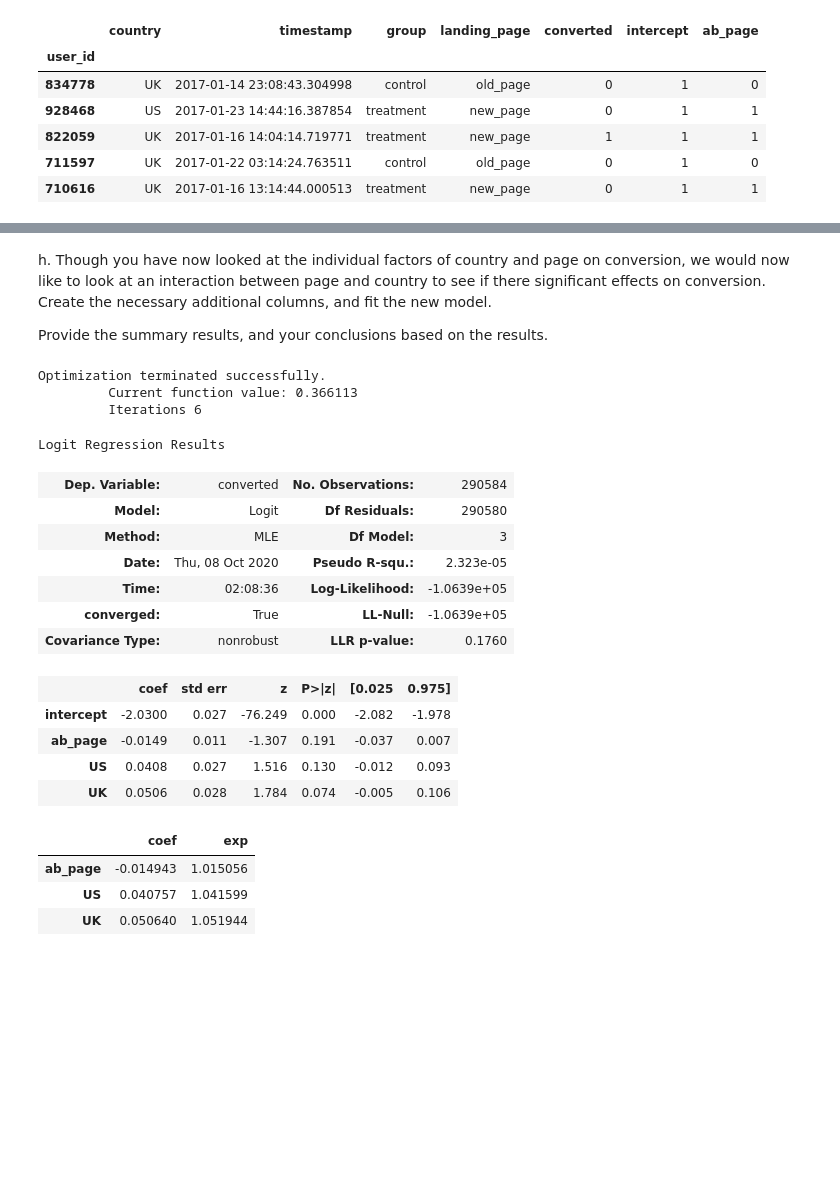
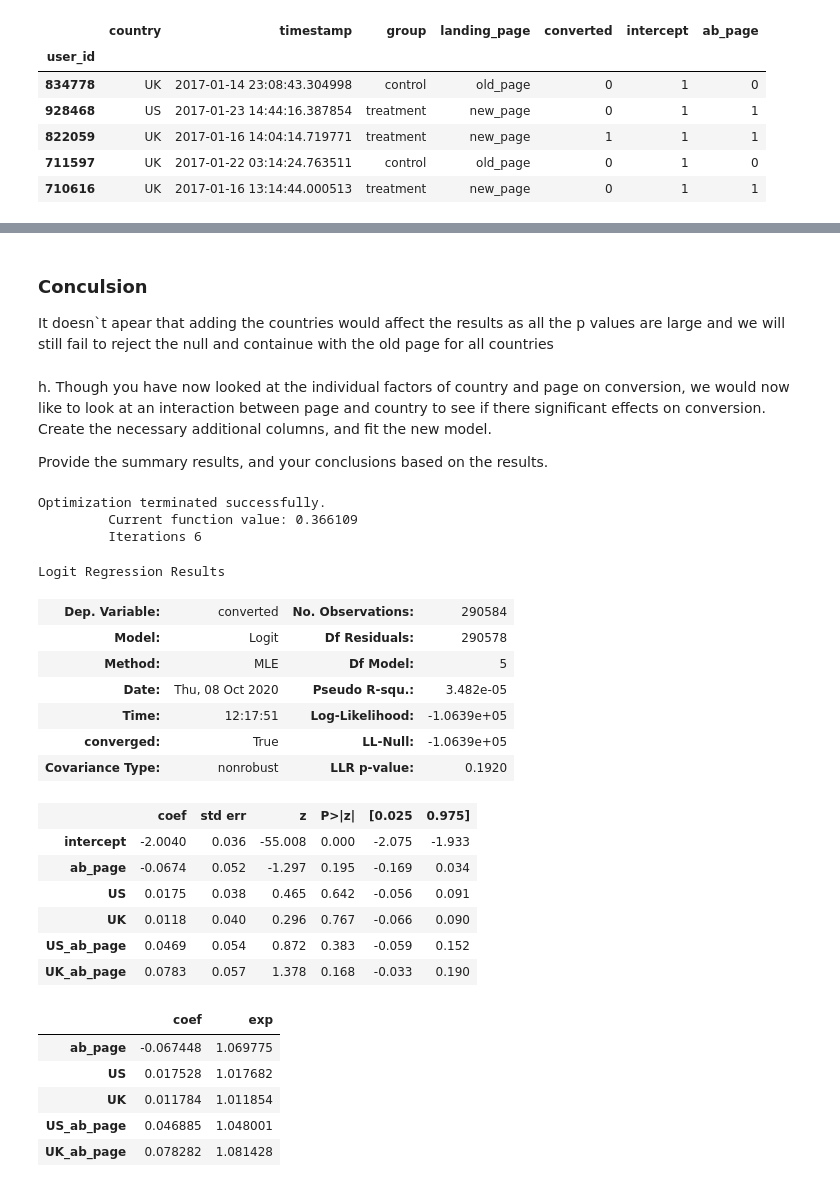
Before and after one commit to ahmed-gharib89/Analyze_ab_test_results, a Jupyter notebook: Analyze_ab_test_results_notebook.ipynb, the cells around one changed output, grey strips where cells are left out. Saved outputs shown, nothing was run; the diff lists cells and outputs as text; code cells hidden in the pictures; blank space fills up the shorter version.

```diff
--- a/Analyze_ab_test_results_notebook.ipynb
+++ b/Analyze_ab_test_results_notebook.ipynb
@@ -393,38 +474,59 @@ df_new.head()
+# %% [markdown]
+### Conculsion
+It doesn`t apear that adding the countries would affect the results as all the p values are large and we will still fail to reject the null and containue with the old page for all countries
 # %% [markdown]
 h. Though you have now looked at the individual factors of country and page on conversion, we would now like to look at an interaction between page and country to see if there significant effects on conversion.  Create the necessary additional columns, and fit the new model.
 
 Provide the summary results, and your conclusions based on the results.
 # %%
 ### Fit Your Linear Model And Obtain the Results
+
+# Add new columns US_ab_page and UK_ab_page by multiplying the country colum with the ab_page
+df_new['US_ab_page'] = df_new['US'] * df_new['ab_page']
+df_new['UK_ab_page'] = df_new['UK'] * df_new['ab_page']
+
+# The response variable y
 y = df_new.converted
-X = df_new[['intercept','ab_page', 'US', 'UK']]
+
+# The explanatory variables X
+X = df_new[['intercept','ab_page', 'US', 'UK', 'US_ab_page', 'UK_ab_page']]
+
+# Create the model
 model = sm.Logit(y, X)
+
+# Fir the model
 results = model.fit()
+
+# Display the summary statistics
 results.summary()
 # %% [output]
 Optimization terminated successfully.
-         Current function value: 0.366113
+         Current function value: 0.366109
          Iterations 6
 Logit Regression Results
 | Dep. Variable: | converted | No. Observations: | 290584 |
-| Model: | Logit | Df Residuals: | 290580 |
-| Method: | MLE | Df Model: | 3 |
-| Date: | Thu, 08 Oct 2020 | Pseudo R-squ.: | 2.323e-05 |
-| Time: | 02:08:36 | Log-Likelihood: | -1.0639e+05 |
+| Model: | Logit | Df Residuals: | 290578 |
+| Method: | MLE | Df Model: | 5 |
+| Date: | Thu, 08 Oct 2020 | Pseudo R-squ.: | 3.482e-05 |
+| Time: | 12:17:51 | Log-Likelihood: | -1.0639e+05 |
 | converged: | True | LL-Null: | -1.0639e+05 |
-| Covariance Type: | nonrobust | LLR p-value: | 0.1760 |
+| Covariance Type: | nonrobust | LLR p-value: | 0.1920 |
 |  | coef | std err | z | P>|z| | [0.025 | 0.975] |
-| intercept | -2.0300 | 0.027 | -76.249 | 0.000 | -2.082 | -1.978 |
-| ab_page | -0.0149 | 0.011 | -1.307 | 0.191 | -0.037 | 0.007 |
-| US | 0.0408 | 0.027 | 1.516 | 0.130 | -0.012 | 0.093 |
-| UK | 0.0506 | 0.028 | 1.784 | 0.074 | -0.005 | 0.106 |
+| intercept | -2.0040 | 0.036 | -55.008 | 0.000 | -2.075 | -1.933 |
+| ab_page | -0.0674 | 0.052 | -1.297 | 0.195 | -0.169 | 0.034 |
+| US | 0.0175 | 0.038 | 0.465 | 0.642 | -0.056 | 0.091 |
+| UK | 0.0118 | 0.040 | 0.296 | 0.767 | -0.066 | 0.090 |
+| US_ab_page | 0.0469 | 0.054 | 0.872 | 0.383 | -0.059 | 0.152 |
+| UK_ab_page | 0.0783 | 0.057 | 1.378 | 0.168 | -0.033 | 0.190 |
 # %%
 interpretation = pd.DataFrame(results.params, columns=['coef']).drop('intercept', axis=0)
 interpretation['exp'] = interpretation.coef.astype('float').apply(lambda x: np.exp(x) if x > 0 else 1/np.exp(x))
 interpretation
 # %% [output]
 |  | coef | exp |
-| ab_page | -0.014943 | 1.015056 |
-| US | 0.040757 | 1.041599 |
-| UK | 0.050640 | 1.051944 |
+| ab_page | -0.067448 | 1.069775 |
+| US | 0.017528 | 1.017682 |
+| UK | 0.011784 | 1.011854 |
+| US_ab_page | 0.046885 | 1.048001 |
+| UK_ab_page | 0.078282 | 1.081428 |
 # %% [markdown]
```
Also changed, not shown: parts of 39 cells of this notebook.
